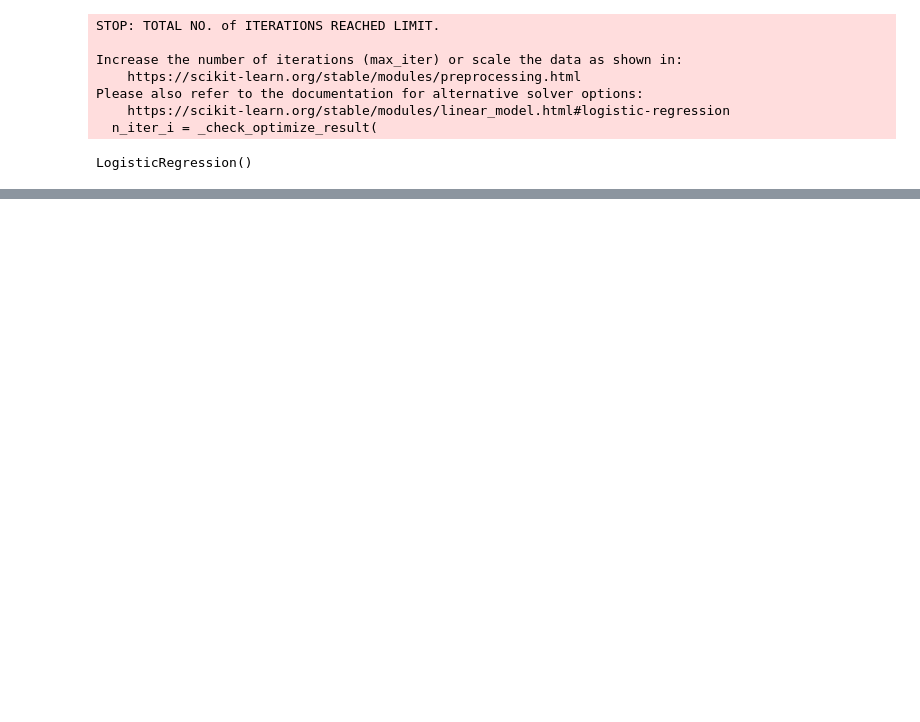
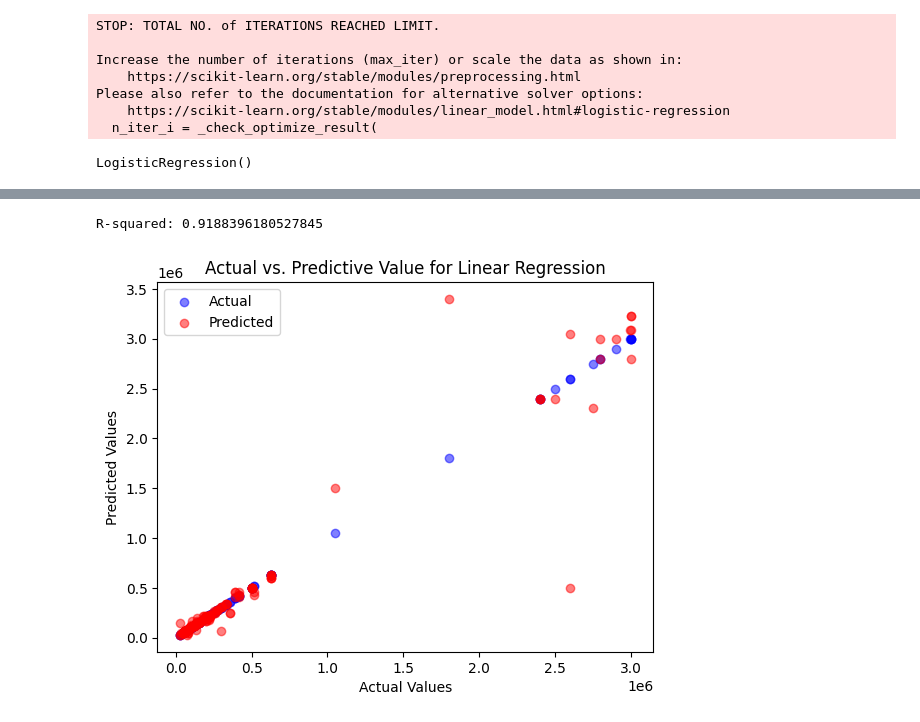
Before and after one commit to mizanulridhoaohana/machine-learning-terapan, a Jupyter notebook: sport-car-price-prediction.ipynb, the cells around one changed output, grey strips where cells are left out. Saved outputs shown, nothing was run; the diff lists cells and outputs as text; code cells hidden in the pictures; blank space fills up the shorter version.

```diff
--- a/sport-car-price-prediction.ipynb
+++ b/sport-car-price-prediction.ipynb
@@ -273,0 +282,33 @@ plt.show()
+# %%
+X = car_df[['Engine Size (L)', 'Horsepower', 'Torque (lb-ft)', '0-60 MPH Time (seconds)', 'Age']]
+y = car_df['Price (in USD)']
+X_train, X_test, y_train, y_test = train_test_split(X, y, test_size=0.2, random_state=52)
+
+# Membuat model Decision Tree
+model = DecisionTreeRegressor()
+
+# Mulai melakukan pelatihan model
+model.fit(X_train, y_train)
+
+# membuat prediksi menggunakan data testing
+y_pred = model.predict(X_test)
+
+# Menghitung nilai Error
+r2 = r2_score(y_test, y_pred)
+print(f"R-squared: {r2}")
+# %% [output]
+R-squared: 0.9188396180527845
+# %%
+import matplotlib.pyplot as plt
+
+# Membuat scatter plot untuk memetakan hasil prediksi dan data aktual
+plt.scatter(y_test, y_test, color='blue', alpha=0.5, label='Actual')
+plt.scatter(y_test, y_pred, color='red', alpha=0.5, label='Predicted')
+
+plt.xlabel("Actual Values")
+plt.ylabel("Predicted Values")
+plt.title("Actual vs. Predictive Value for Linear Regression")
+plt.legend()
+plt.show()
+# %% [output]
+[figure, added]
```
Also changed, not shown: parts of 10 cells of this notebook, 1 other file.
